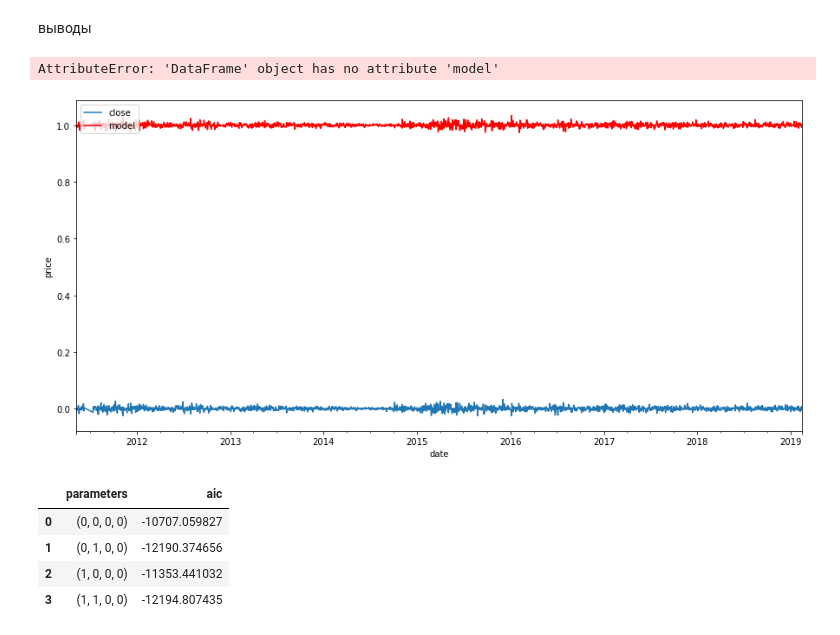
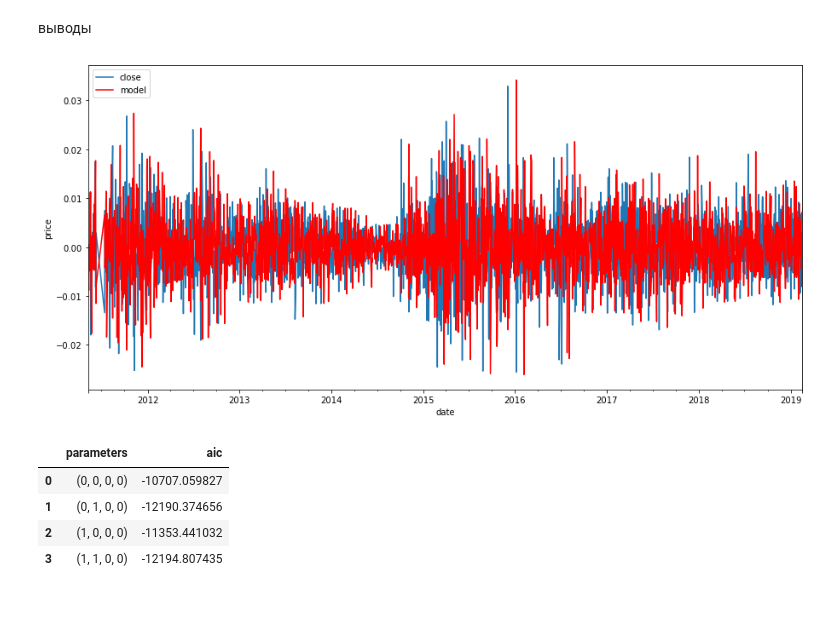
Before and after one commit to razmarrus/diploma, a Jupyter notebook: Arima.ipynb, the cells around one changed output. Saved outputs shown, nothing was run; the diff lists cells and outputs as text; code cells hidden in the pictures; blank space fills up the shorter version.

Commit message:
Models updated. Traiding strategy added

```diff
--- a/Arima.ipynb
+++ b/Arima.ipynb
@@ -169,25 +169,23 @@ def invboxcox(y,lmbda):
    else:
       return(np.exp(np.log(lmbda*y+1)/lmbda))
 # %%
-const = df['close'][10]/df.model[10:][1] / 12
-bias = df['close'][10] - df.model[10:][1]
-bias
+#const = df['close'][10]/df.model[10:][1] / 12
+#bias = df['close'][10] - df.model[10:][1]
+#bias
-# %% [output]
-AttributeError: 'DataFrame' object has no attribute 'model'
 # %%
 #df.close, lmbda = stats.boxcox(np.abs(df['close']))
 # %%
 df['model'] = invboxcox(best_model.fittedvalues, lmbda)
 plt.figure(figsize(15,7))
 df['close'].plot()#df.WAG_C_M.plot()
 #df.close.plot(color='b')
 #(df.model[13:]*const - np.abs(bias)).plot(color='r')
-(df.model).plot(color='r')
+(df.model - 1).plot(color='r')
 plt.ylabel('price')
 plt.legend(loc='upper left')
 pylab.show()
 # %% [output]
-[figure, old version]
+[figure, new version]
 # %%
 result_table
 # %% [output]
```
Also changed, not shown: parts of 7 cells of this notebook, 3 other files.
